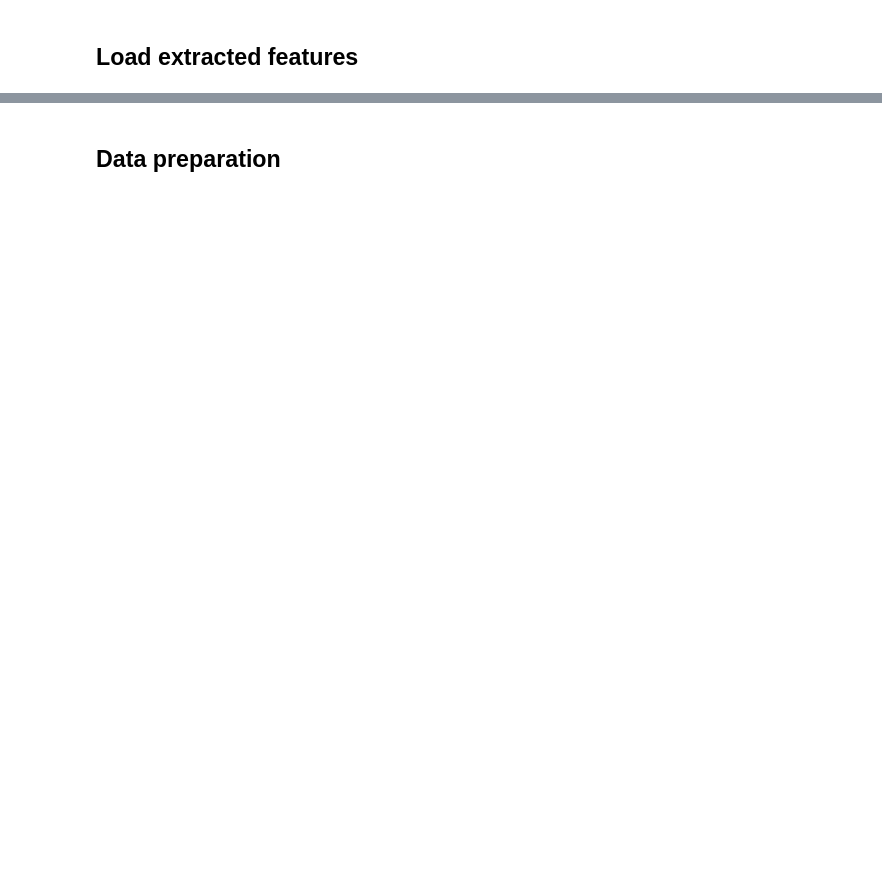
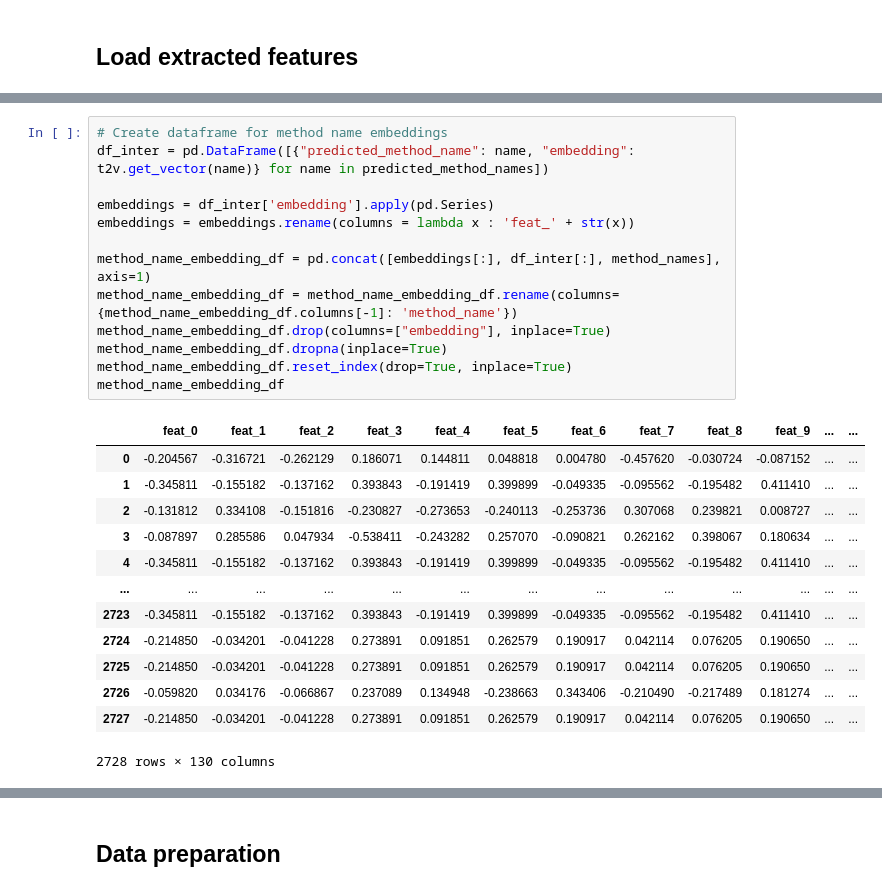
Before and after one commit to mhagglun/code2vec, a Jupyter notebook: evaluation.ipynb, the cells around one changed output, grey strips where cells are left out. Cells and saved outputs as stored; diff of their text form; blank space fills up the shorter version.

```diff
--- a/evaluation.ipynb
+++ b/evaluation.ipynb
@@ -48,0 +84,27 @@ df.head()
+# %%
+# Create dataframe for method name embeddings
+df_inter = pd.DataFrame([{"predicted_method_name": name, "embedding": t2v.get_vector(name)} for name in predicted_method_names])
+
+embeddings = df_inter['embedding'].apply(pd.Series)
+embeddings = embeddings.rename(columns = lambda x : 'feat_' + str(x))
+
+method_name_embedding_df = pd.concat([embeddings[:], df_inter[:], method_names], axis=1)
+method_name_embedding_df = method_name_embedding_df.rename(columns={method_name_embedding_df.columns[-1]: 'method_name'})
+method_name_embedding_df.drop(columns=["embedding"], inplace=True)
+method_name_embedding_df.dropna(inplace=True)
+method_name_embedding_df.reset_index(drop=True, inplace=True)
+method_name_embedding_df
+# %% [output]
+|  | feat_0 | feat_1 | feat_2 | feat_3 | feat_4 | feat_5 | feat_6 | feat_7 | feat_8 | feat_9 | ... | ... |
+| 0 | -0.204567 | -0.316721 | -0.262129 | 0.186071 | 0.144811 | 0.048818 | 0.004780 | -0.457620 | -0.030724 | -0.087152 | ... | ... |
+| 1 | -0.345811 | -0.155182 | -0.137162 | 0.393843 | -0.191419 | 0.399899 | -0.049335 | -0.095562 | -0.195482 | 0.411410 | ... | ... |
+| 2 | -0.131812 | 0.334108 | -0.151816 | -0.230827 | -0.273653 | -0.240113 | -0.253736 | 0.307068 | 0.239821 | 0.008727 | ... | ... |
+| 3 | -0.087897 | 0.285586 | 0.047934 | -0.538411 | -0.243282 | 0.257070 | -0.090821 | 0.262162 | 0.398067 | 0.180634 | ... | ... |
+| 4 | -0.345811 | -0.155182 | -0.137162 | 0.393843 | -0.191419 | 0.399899 | -0.049335 | -0.095562 | -0.195482 | 0.411410 | ... | ... |
+| ... | ... | ... | ... | ... | ... | ... | ... | ... | ... | ... | ... | ... |
+| 2723 | -0.345811 | -0.155182 | -0.137162 | 0.393843 | -0.191419 | 0.399899 | -0.049335 | -0.095562 | -0.195482 | 0.411410 | ... | ... |
+| 2724 | -0.214850 | -0.034201 | -0.041228 | 0.273891 | 0.091851 | 0.262579 | 0.190917 | 0.042114 | 0.076205 | 0.190650 | ... | ... |
+| 2725 | -0.214850 | -0.034201 | -0.041228 | 0.273891 | 0.091851 | 0.262579 | 0.190917 | 0.042114 | 0.076205 | 0.190650 | ... | ... |
+| 2726 | -0.059820 | 0.034176 | -0.066867 | 0.237089 | 0.134948 | -0.238663 | 0.343406 | -0.210490 | -0.217489 | 0.181274 | ... | ... |
+| 2727 | -0.214850 | -0.034201 | -0.041228 | 0.273891 | 0.091851 | 0.262579 | 0.190917 | 0.042114 | 0.076205 | 0.190650 | ... | ... |
+2728 rows × 130 columns
```
Also changed, not shown: parts of 36 cells of this notebook, 1 other file.
